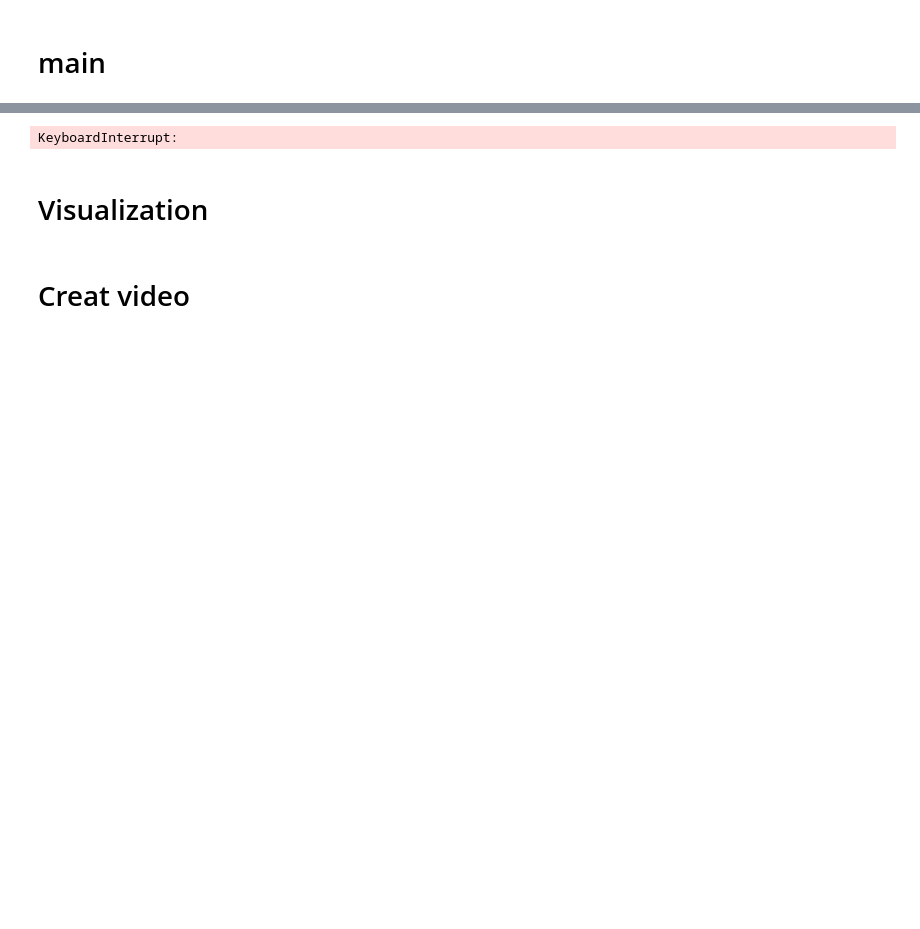
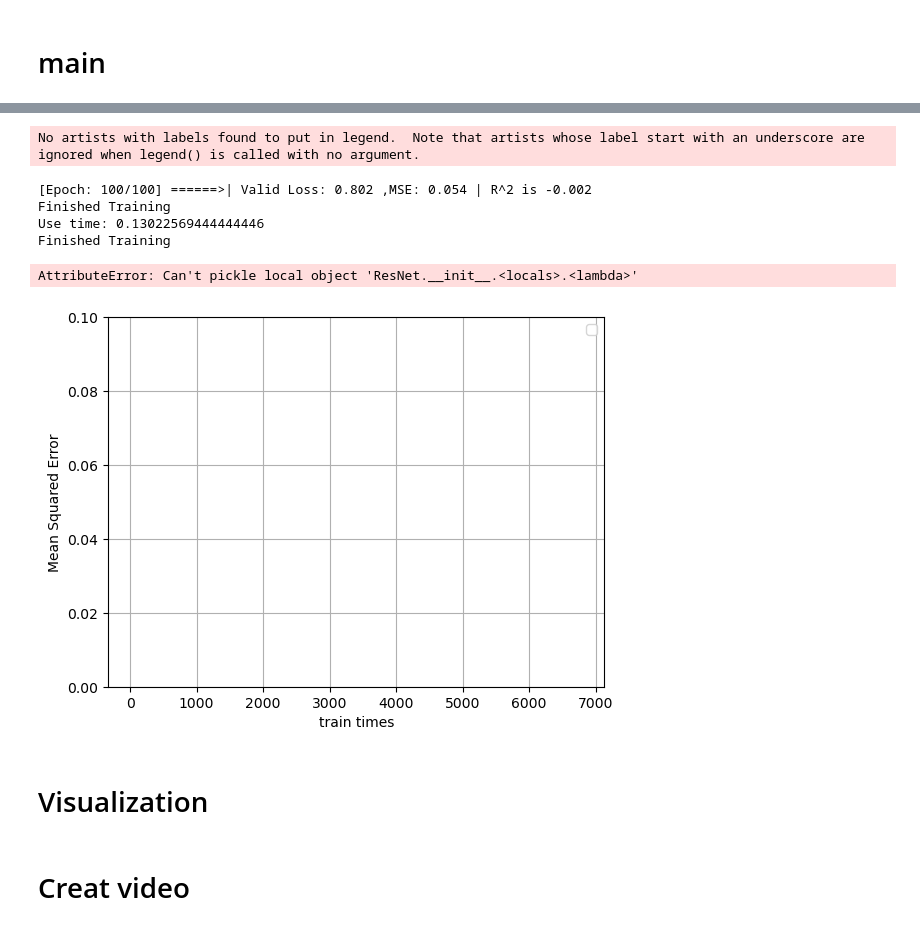
Before and after one commit to ChenYu-K/boltpd, a Jupyter notebook: FRCNN-Train.ipynb, the cells around one changed output, grey strips where cells are left out. Drawn from its saved outputs; the diff is of its cells as text; code cells hidden in the pictures; blank space fills up the shorter version.

```diff
--- a/FRCNN-Train.ipynb
+++ b/FRCNN-Train.ipynb
@@ -282,8 +282,8 @@ class SEBlock(nn.Module):
         self.fc = nn.Sequential(
             nn.Linear(channel, channel // reduction, bias=False),
             nn.ReLU(inplace=True),
-            nn.Linear(channel // reduction, channel, bias=False),
-            nn.Sigmoid())
+            nn.Linear(channel // reduction, channel, bias=False)
+            )
 
     def forward(self, x):
         b, c, _, _ = x.size()
@@ -380,7 +380,7 @@ class ResNet(nn.Module):
 
         self.avgpool = nn.AdaptiveAvgPool2d((1,1))  # 将每张特征图大小->(1,1)，则经过池化后的输出维度=通道数
         self.fc1 = nn.Linear(in_features=512*block.expansion, out_features=1024) #in=2048,out=1024
-        self.dropout = nn.Dropout(0.5) #dropout rate
+        self.dropout = nn.Dropout(0.8) #dropout rate
         self.fc2 = nn.Linear(in_features=1024, out_features=1) #in=1024, out=1
         #self.fc3 = nn.Linear(in_features=512, out_features=num_classes) #in=512, out=1
         #self.fc4 = nn.Linear(in_features=64, out_features=num_classes) #in=128, out=1
@@ -514,7 +520,7 @@ if __name__ == "__main__":
     device = torch.device("cuda:0" if torch.cuda.is_available() else "cpu")
     #device = torch.device("cpu")
     # Let's build our model
-    train(33,device)
+    train(100,device)
     print('Finished Training')
     #Epochごとのlossの保存
     torch.save(net, "./result/"+casename+"/"+casename+".pt")
@@ -552,4 +558,10 @@ if __name__ == "__main__":
-KeyboardInterrupt:
+No artists with labels found to put in legend.  Note that artists whose label start with an underscore are ignored when legend() is called with no argument.
+[Epoch: 100/100] ======>| Valid Loss: 0.802 ,MSE: 0.054 | R^2 is -0.002
+Finished Training
+Use time: 0.13022569444444446
+Finished Training
+AttributeError: Can't pickle local object 'ResNet.__init__.<locals>.<lambda>'
+[figure, added]
 # %%
 torch.save(net, "./result/"+casename+"/"+casename+".pt")
 # %% [markdown]
```
Also changed, not shown: parts of 8 cells of this notebook, 3 other files.
